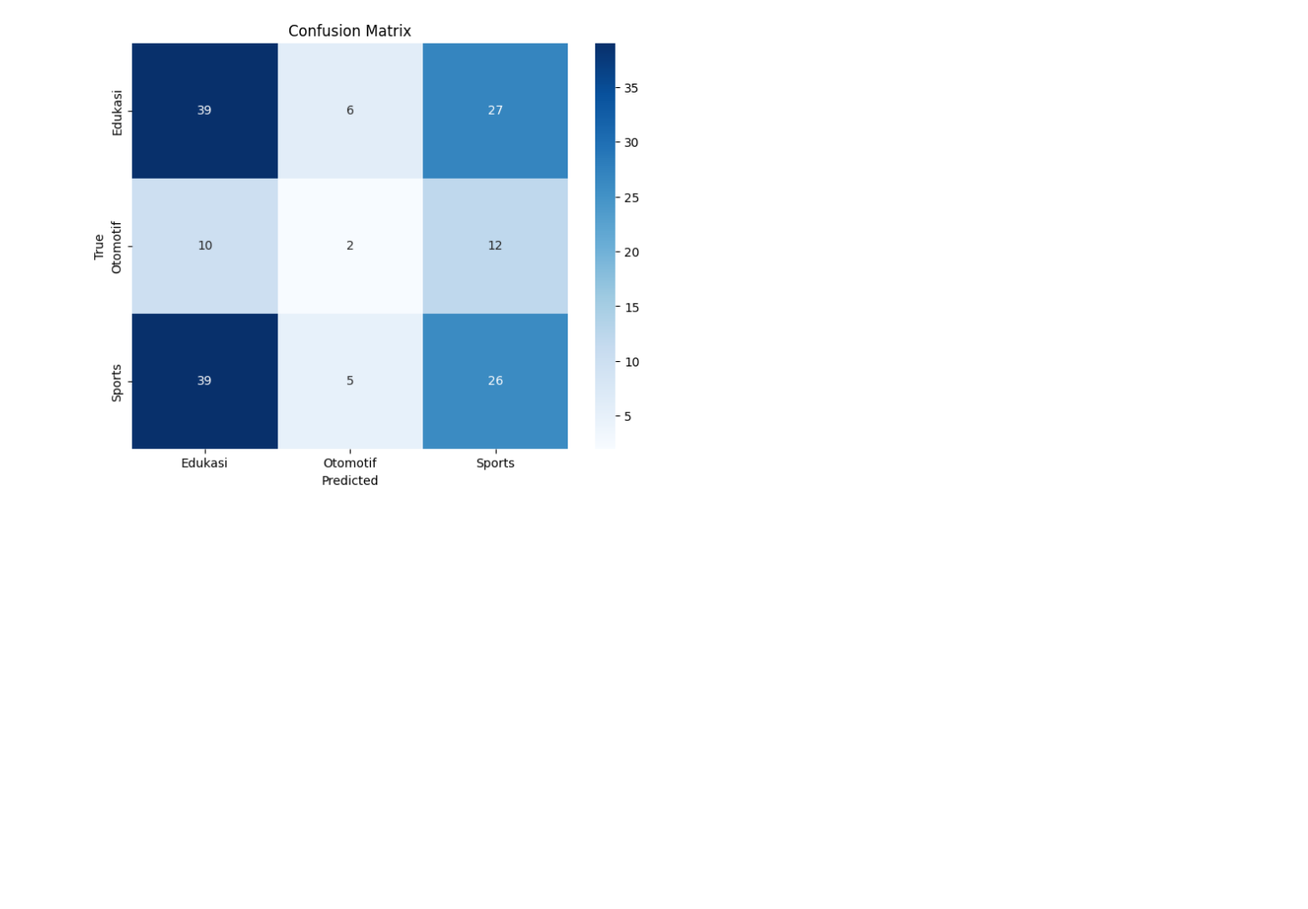
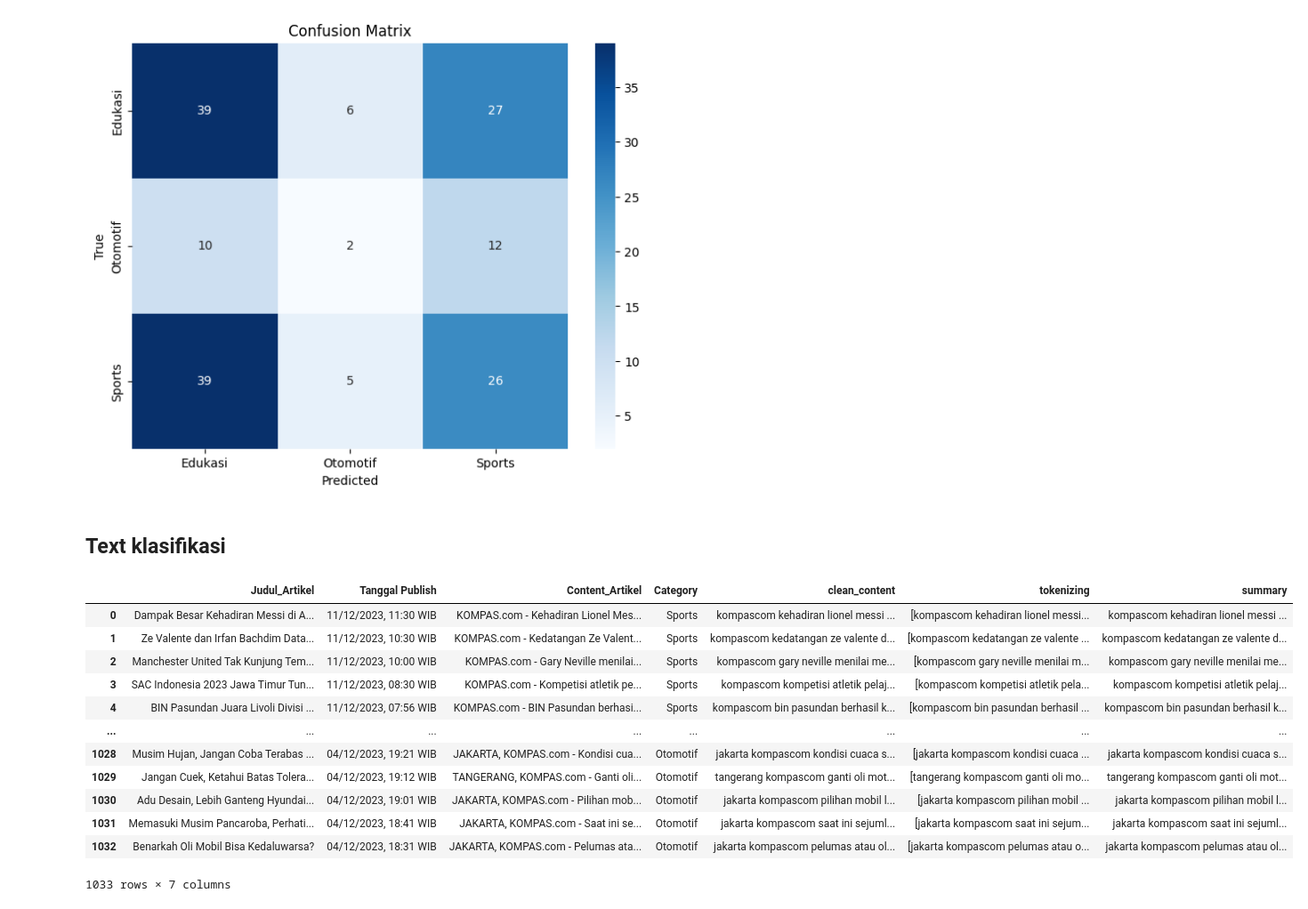
Before and after one commit to AliGhufron-28/ppw_regenerate, a Jupyter notebook: _sources/notebooks7.ipynb, the cells around one changed output. Shown: that part at 89% size. Drawn from its saved outputs; the diff is of its cells as text; code cells hidden in the pictures; blank space fills up the shorter version.

```diff
--- a/_sources/notebooks7.ipynb
+++ b/_sources/notebooks7.ipynb
@@ -536,3 +539,22 @@ cm = confusion_matrix(y_topik_test,Y_pred_knn)
 plot_confusion_matrix(cm)
 # %% [output]
 [figure]
+# %% [markdown]
+## Text klasifikasi
+# %%
+data_new = data_new.rename(columns={'final_content': 'summary'})
+data_new
+# %% [output]
+|  | Judul_Artikel | Tanggal Publish | Content_Artikel | Category | clean_content | tokenizing | summary |
+| 0 | Dampak Besar Kehadiran Messi di A... | 11/12/2023, 11:30 WIB | KOMPAS.com - Kehadiran Lionel Mes... | Sports | kompascom kehadiran lionel messi ... | [kompascom kehadiran lionel messi... | kompascom kehadiran lionel messi ... |
+| 1 | Ze Valente dan Irfan Bachdim Data... | 11/12/2023, 10:30 WIB | KOMPAS.com - Kedatangan Ze Valent... | Sports | kompascom kedatangan ze valente d... | [kompascom kedatangan ze valente ... | kompascom kedatangan ze valente d... |
+| 2 | Manchester United Tak Kunjung Tem... | 11/12/2023, 10:00 WIB | KOMPAS.com - Gary Neville menilai... | Sports | kompascom gary neville menilai me... | [kompascom gary neville menilai m... | kompascom gary neville menilai me... |
+| 3 | SAC Indonesia 2023 Jawa Timur Tun... | 11/12/2023, 08:30 WIB | KOMPAS.com - Kompetisi atletik pe... | Sports | kompascom kompetisi atletik pelaj... | [kompascom kompetisi atletik pela... | kompascom kompetisi atletik pelaj... |
+| 4 | BIN Pasundan Juara Livoli Divisi ... | 11/12/2023, 07:56 WIB | KOMPAS.com - BIN Pasundan berhasi... | Sports | kompascom bin pasundan berhasil k... | [kompascom bin pasundan berhasil ... | kompascom bin pasundan berhasil k... |
+| ... | ... | ... | ... | ... | ... | ... | ... |
+| 1028 | Musim Hujan, Jangan Coba Terabas ... | 04/12/2023, 19:21 WIB | JAKARTA, KOMPAS.com - Kondisi cua... | Otomotif | jakarta kompascom kondisi cuaca s... | [jakarta kompascom kondisi cuaca ... | jakarta kompascom kondisi cuaca s... |
+| 1029 | Jangan Cuek, Ketahui Batas Tolera... | 04/12/2023, 19:12 WIB | TANGERANG, KOMPAS.com - Ganti oli... | Otomotif | tangerang kompascom ganti oli mot... | [tangerang kompascom ganti oli mo... | tangerang kompascom ganti oli mot... |
+| 1030 | Adu Desain, Lebih Ganteng Hyundai... | 04/12/2023, 19:01 WIB | JAKARTA, KOMPAS.com - Pilihan mob... | Otomotif | jakarta kompascom pilihan mobil l... | [jakarta kompascom pilihan mobil ... | jakarta kompascom pilihan mobil l... |
+| 1031 | Memasuki Musim Pancaroba, Perhati... | 04/12/2023, 18:41 WIB | JAKARTA, KOMPAS.com - Saat ini se... | Otomotif | jakarta kompascom saat ini sejuml... | [jakarta kompascom saat ini sejum... | jakarta kompascom saat ini sejuml... |
+| 1032 | Benarkah Oli Mobil Bisa Kedaluwarsa? | 04/12/2023, 18:31 WIB | JAKARTA, KOMPAS.com - Pelumas ata... | Otomotif | jakarta kompascom pelumas atau ol... | [jakarta kompascom pelumas atau o... | jakarta kompascom pelumas atau ol... |
+1033 rows × 7 columns
```
Also changed, not shown: parts of 32 cells of this notebook, 2 other files.
